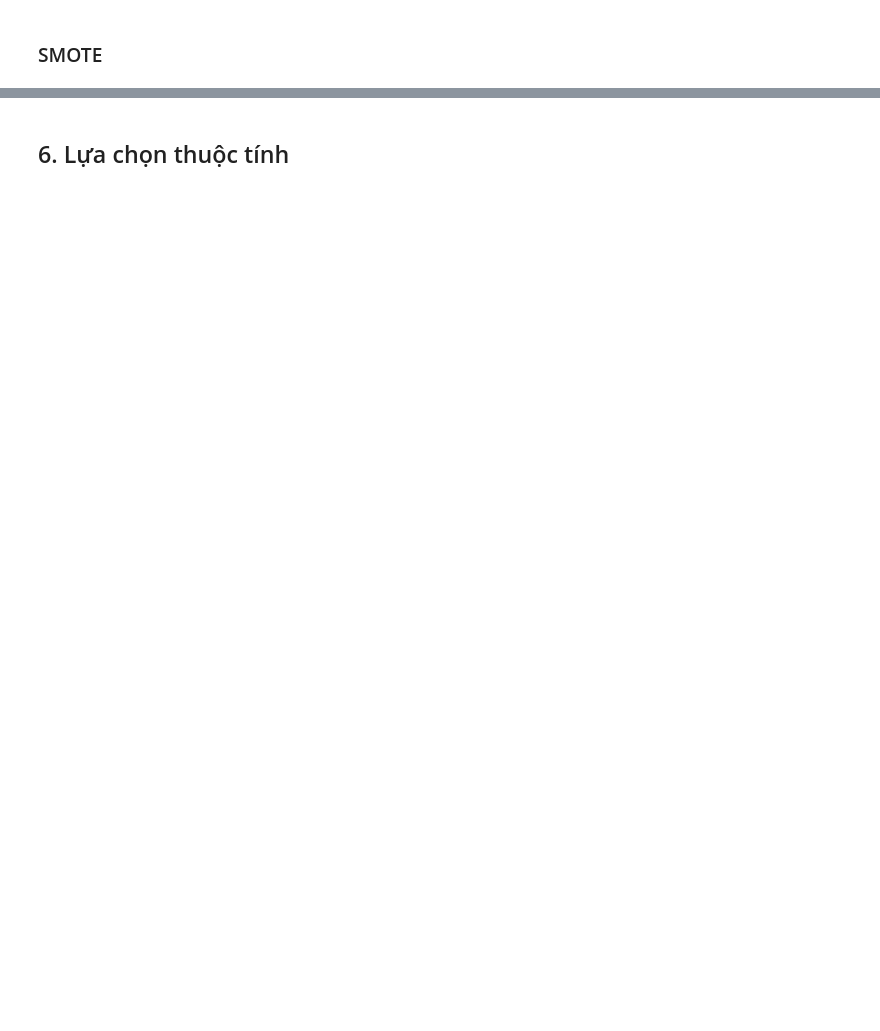
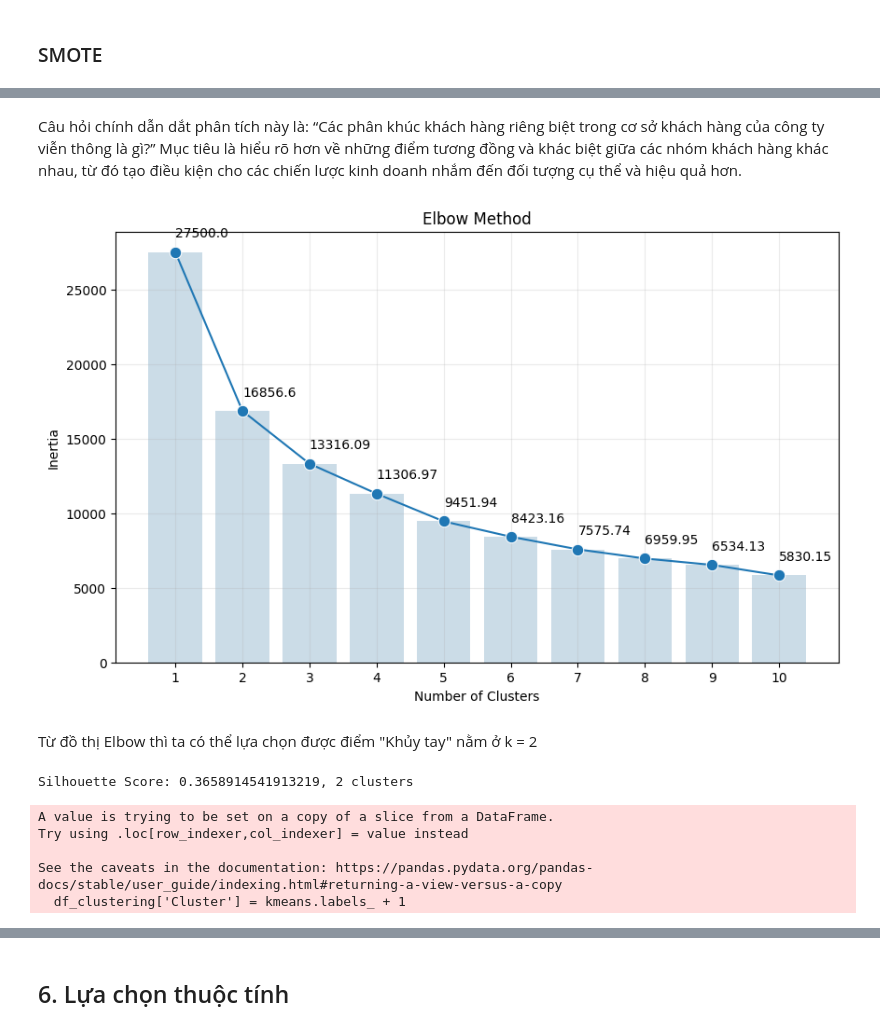
Before and after one commit to cognaiger9/DataMining, a Jupyter notebook: project.ipynb, the cells around one changed output, grey strips where cells are left out. Saved outputs shown, nothing was run; the diff lists cells and outputs as text; code cells hidden in the pictures; blank space fills up the shorter version.

Commit message:
update cluster branch

```diff
--- a/project.ipynb
+++ b/project.ipynb
@@ -272,0 +527,63 @@ print("After SMOTE: ", y_train_balanced.value_counts())
+# %% [markdown]
+Câu hỏi chính dẫn dắt phân tích này là: “Các phân khúc khách hàng riêng biệt trong cơ sở khách hàng của công ty viễn thông là gì?” Mục tiêu là hiểu rõ hơn về những điểm tương đồng và khác biệt giữa các nhóm khách hàng khác nhau, từ đó tạo điều kiện cho các chiến lược kinh doanh nhắm đến đối tượng cụ thể và hiệu quả hơn.
+# %%
+df_clustering = x_train_raw[['Avg Monthly Long Distance Charges', 'Avg Monthly GB Download', 'Monthly Charge', 'Total Charges', 'Total Revenue']]
+# %%
+from sklearn.cluster import KMeans
+from sklearn.preprocessing import StandardScaler
+from sklearn.metrics import silhouette_score
+
+scaler = StandardScaler()
+scaled_df = scaler.fit_transform(df_clustering)
+
+inertia = np.array([])
+k_vals = range(1, 11)
+
+for k in k_vals:
+    kmeans = KMeans(n_clusters=k, random_state=10)
+    kmeans.fit(scaled_df)
+    inertia = np.append(inertia, kmeans.inertia_)
+
+# Tạo DataFrame cho các giá trị inertia
+inertia_vals = pd.DataFrame(inertia, index=k_vals, columns=['Inertia'])
+
+# Vẽ đồ thị phương pháp Elbow
+plt.figure(figsize=(10, 6))
+sns.barplot(x=inertia_vals.index, y=inertia_vals.Inertia, alpha=0.25)
+sns.lineplot(x=inertia_vals.index-1, y=inertia_vals.Inertia, marker='o', markersize=9, legend=False)
+plt.title('Elbow Method')
+plt.xticks(inertia_vals.index-1)
+plt.xlabel('Number of Clusters')
+plt.ylabel('Inertia')
+for i in inertia_vals.index:
+    plt.text(
+        x=i-1,
+        y=inertia_vals.Inertia[i]+1000,
+        s=round(inertia_vals.Inertia[i], 2)
+    )
+plt.grid(alpha=0.25)
+plt.show()
+# %% [output]
+[figure, added]
+# %% [markdown]
+Từ đồ thị Elbow thì ta có thể lựa chọn được điểm "Khủy tay" nằm ở k = 2
+# %%
+n_clusters = 2
+kmeans = KMeans(n_clusters=n_clusters, random_state=10)
+kmeans.fit(scaled_df)
+
+## Get the predicted labels
+predicted_labels = kmeans.fit_predict(scaled_df)
+## Calculate the silhouette score
+silhouette = silhouette_score(scaled_df, predicted_labels)
+print(f'Silhouette Score: {silhouette}, {n_clusters} clusters')
+# %% [output]
+Silhouette Score: 0.3658914541913219, 2 clusters
+# %%
+df_clustering['Cluster'] = kmeans.labels_ + 1
+# %% [output]
+A value is trying to be set on a copy of a slice from a DataFrame.
+Try using .loc[row_indexer,col_indexer] = value instead
+
+See the caveats in the documentation: https://pandas.pydata.org/pandas-docs/stable/user_guide/indexing.html#returning-a-view-versus-a-copy
+  df_clustering['Cluster'] = kmeans.labels_ + 1
```
Also changed, not shown: parts of 78 cells of this notebook.
